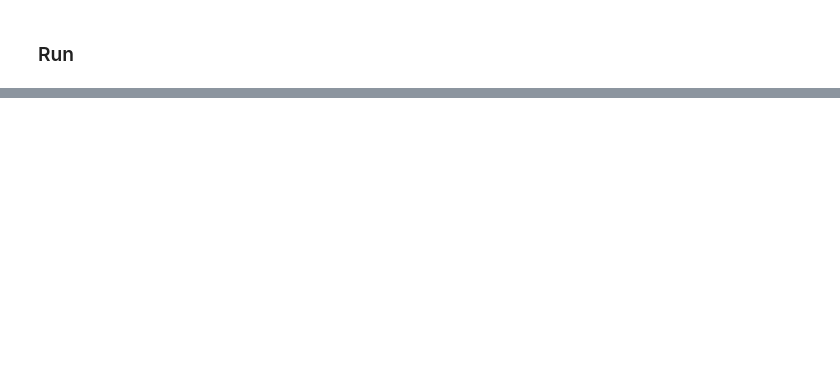
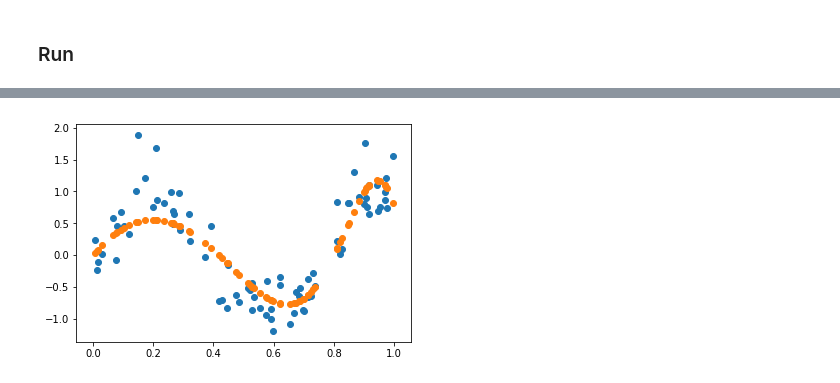
Before and after one commit to rabyj/IFT712, a Jupyter notebook: TP1/prog/solution_regression.ipynb, the cells around one changed output, grey strips where cells are left out. Cells and saved outputs as stored; diff of their text form; code cells hidden in the pictures; blank space fills up the shorter version.

```diff
--- a/TP1/prog/solution_regression.ipynb
+++ b/TP1/prog/solution_regression.ipynb
@@ -312,0 +296,7 @@ ValueError: x and y can be no greater than 2-D, but have shapes (100,) and (100,
+# %%
+plt.figure()
+plt.scatter(x=pd.DataFrame(phi_x)[0],y= t_train)
+plt.scatter(x=pd.DataFrame(phi_x)[0], y=prediction(pd.DataFrame(phi_x)))
+plt.show()
+# %% [output]
+[figure, added]
```
Also changed, not shown: parts of 15 cells of this notebook.
